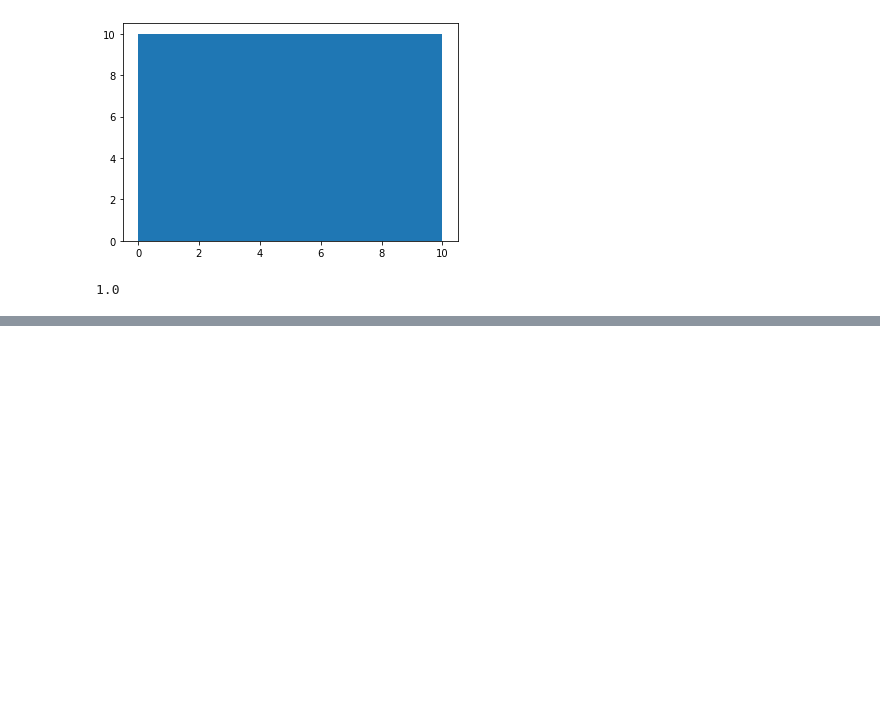
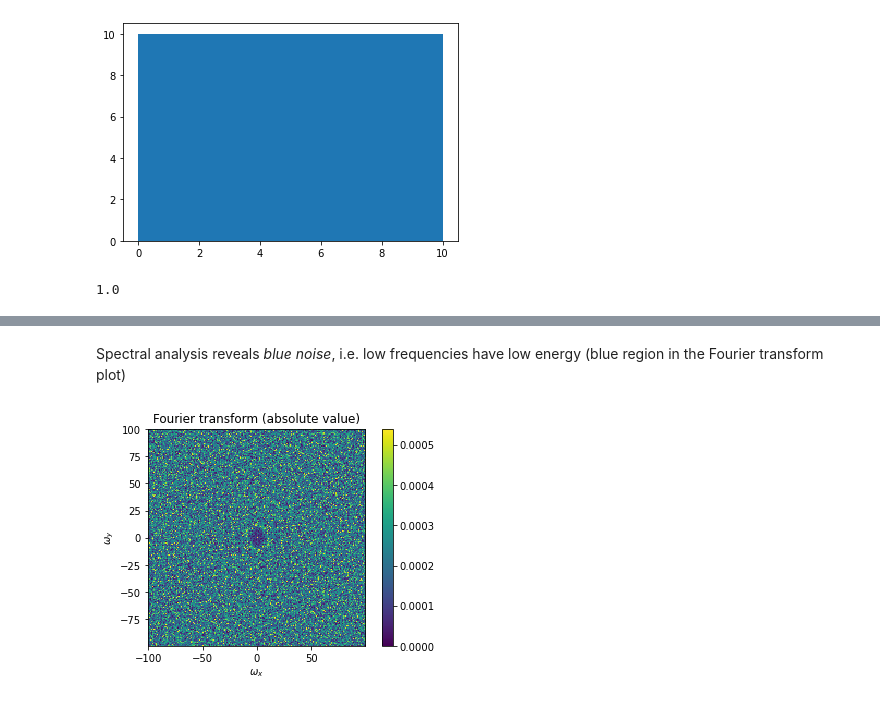
Before and after one commit to TobiasRp/vc_sample, a Jupyter notebook: notebooks/test_points.ipynb, the cells around one changed output, grey strips where cells are left out. Saved outputs shown, nothing was run; the diff lists cells and outputs as text; code cells hidden in the pictures; blank space fills up the shorter version.

```diff
--- a/notebooks/test_points.ipynb
+++ b/notebooks/test_points.ipynb
@@ -56,6 +55,6 @@ kernel_bandwidth
 # %%
 density_estimator = KernelDensityEstimator(points, Kernel(epanechnikov, scale=kernel_bandwidth))
-vc = VoidAndCluster(points, density_estimator, num_initial_samples=10)
+vc = VoidAndCluster(points, density_estimator, num_initial_samples=50)
 
 samples = vc.sample(size=100)
 # %%
@@ -68,0 +81,8 @@ plt.scatter(x=samples[:,0], y=samples[:,1]);
+# %% [markdown]
+Spectral analysis reveals _blue noise_, i.e. low frequencies have low energy (blue region in the Fourier transform plot)
+# %%
+img_sampled = spectral_analysis.discretize_as_image(xs=samples[:,0], ys=samples[:,1], resolution=(200, 200))
+# %%
+spectral_analysis.plot_fourier_transform(img_sampled);
+# %% [output]
+[figure, added]
```
Also changed, not shown: parts of 16 cells of this notebook.
